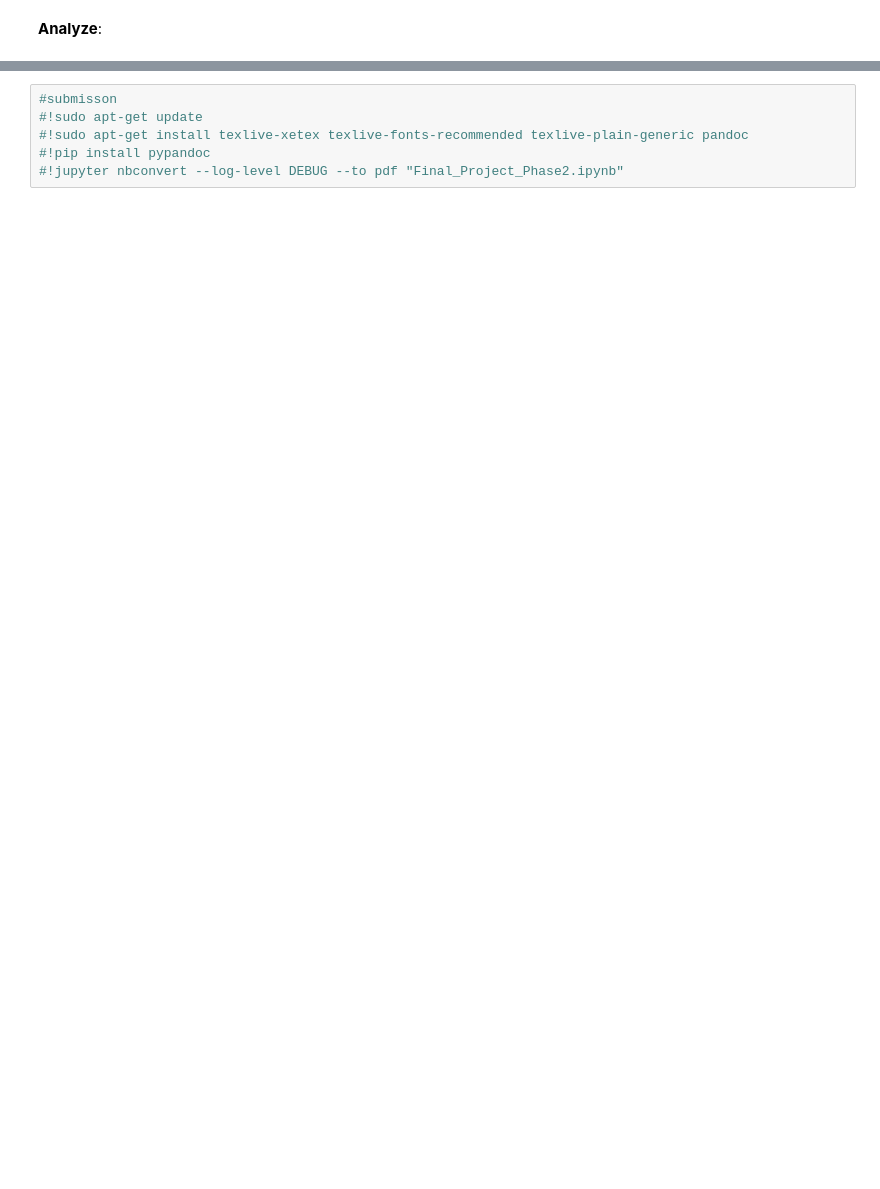
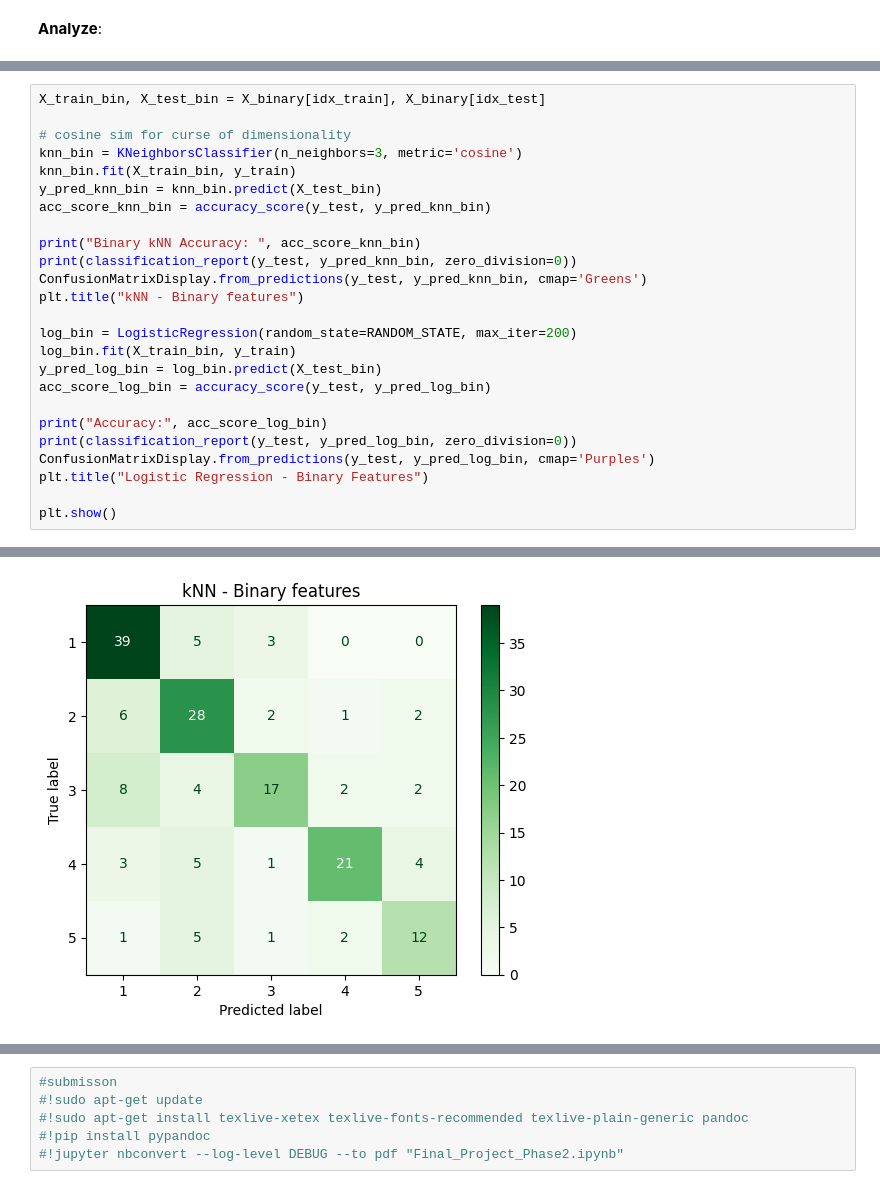
Before and after one commit to christiewong219/Team-5-CS105-Final-Project, a Jupyter notebook: Team5_CS105_Final_Project.ipynb, the cells around one changed output, grey strips where cells are left out. Cells and saved outputs as stored; diff of their text form; blank space fills up the shorter version.

```diff
--- a/Team5_CS105_Final_Project.ipynb
+++ b/Team5_CS105_Final_Project.ipynb
@@ -248,0 +302,26 @@ Two additional supervised methods of your choice, for example, Naive Bayes, Supp
+# %%
+X_train_bin, X_test_bin = X_binary[idx_train], X_binary[idx_test]
+
+# cosine sim for curse of dimensionality
+knn_bin = KNeighborsClassifier(n_neighbors=3, metric='cosine')
+knn_bin.fit(X_train_bin, y_train)
+y_pred_knn_bin = knn_bin.predict(X_test_bin)
+acc_score_knn_bin = accuracy_score(y_test, y_pred_knn_bin)
+
+print("Binary kNN Accuracy: ", acc_score_knn_bin)
+print(classification_report(y_test, y_pred_knn_bin, zero_division=0))
+ConfusionMatrixDisplay.from_predictions(y_test, y_pred_knn_bin, cmap='Greens')
+plt.title("kNN - Binary features")
+
+log_bin = LogisticRegression(random_state=RANDOM_STATE, max_iter=200)
+log_bin.fit(X_train_bin, y_train)
+y_pred_log_bin = log_bin.predict(X_test_bin)
+acc_score_log_bin = accuracy_score(y_test, y_pred_log_bin)
+
+print("Accuracy:", acc_score_log_bin)
+print(classification_report(y_test, y_pred_log_bin, zero_division=0))
+ConfusionMatrixDisplay.from_predictions(y_test, y_pred_log_bin, cmap='Purples')
+plt.title("Logistic Regression - Binary Features")
+
+plt.show()
+# %% [output]
@@ -248,0 +345 @@ Two additional supervised methods of your choice, for example, Naive Bayes, Supp
+[figure, added]
```
Also changed, not shown: parts of 20 cells of this notebook.
